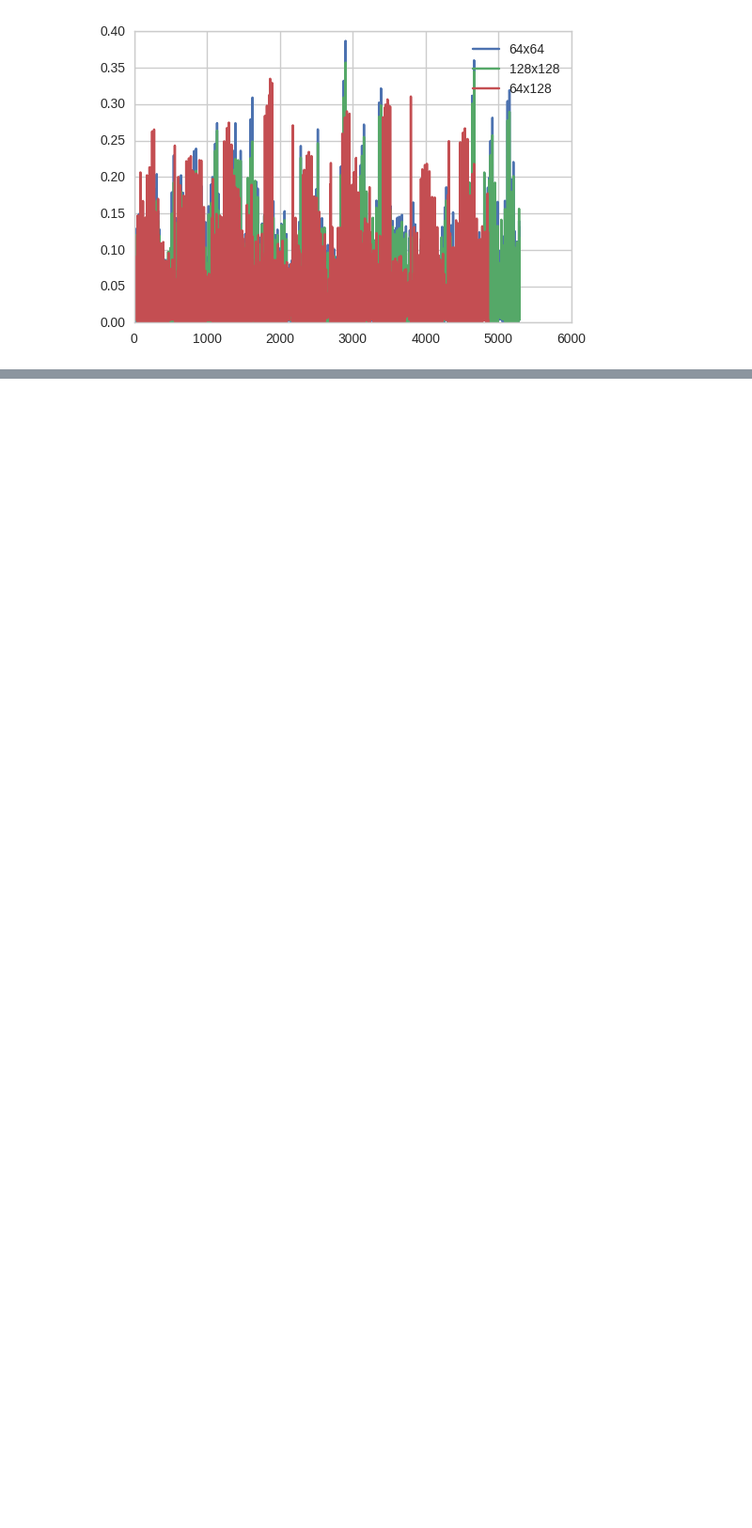
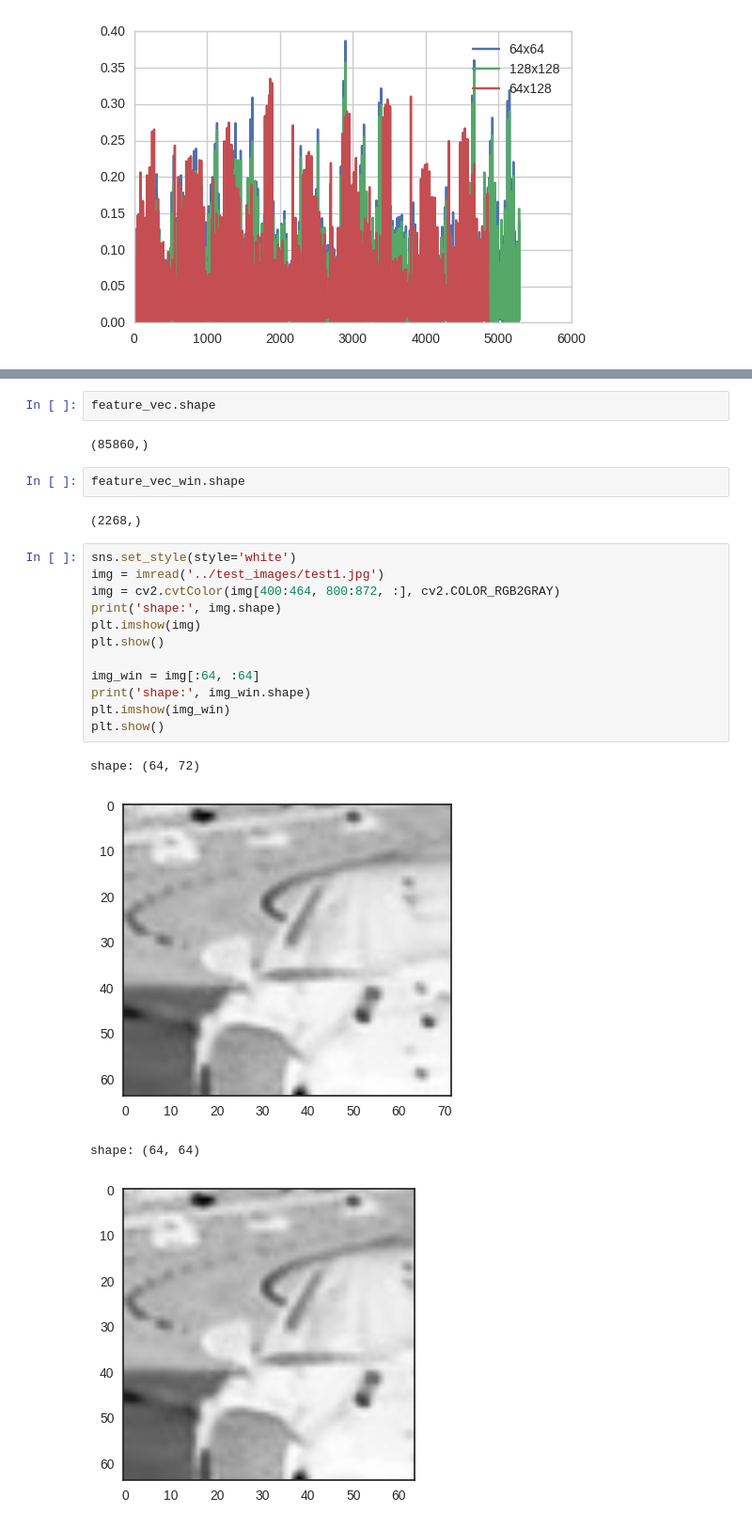
Before and after one commit to pkern90/vehicle-tracking, a Jupyter notebook: Notebooks/HOG experiments.ipynb, the cells around one changed output, grey strips where cells are left out. Shown at 94% size. Cells and saved outputs as stored; diff of their text form; blank space fills up the shorter version.

```diff
--- a/Notebooks/HOG experiments.ipynb
+++ b/Notebooks/HOG experiments.ipynb
@@ -374,0 +168,25 @@ array([[  1.35877058e-01],
+# %%
+feature_vec.shape
+# %% [output]
+(85860,)
+# %%
+feature_vec_win.shape
+# %% [output]
+(2268,)
+# %%
+sns.set_style(style='white')
+img = imread('../test_images/test1.jpg')
+img = cv2.cvtColor(img[400:464, 800:872, :], cv2.COLOR_RGB2GRAY)
+print('shape:', img.shape)
+plt.imshow(img)
+plt.show()
+
+img_win = img[:64, :64]
+print('shape:', img_win.shape)
+plt.imshow(img_win)
+plt.show()
+# %% [output]
+shape: (64, 72)
+[figure, added]
+shape: (64, 64)
+[figure, added]
```
Also changed, not shown: parts of 45 cells of this notebook, 28 other files.
